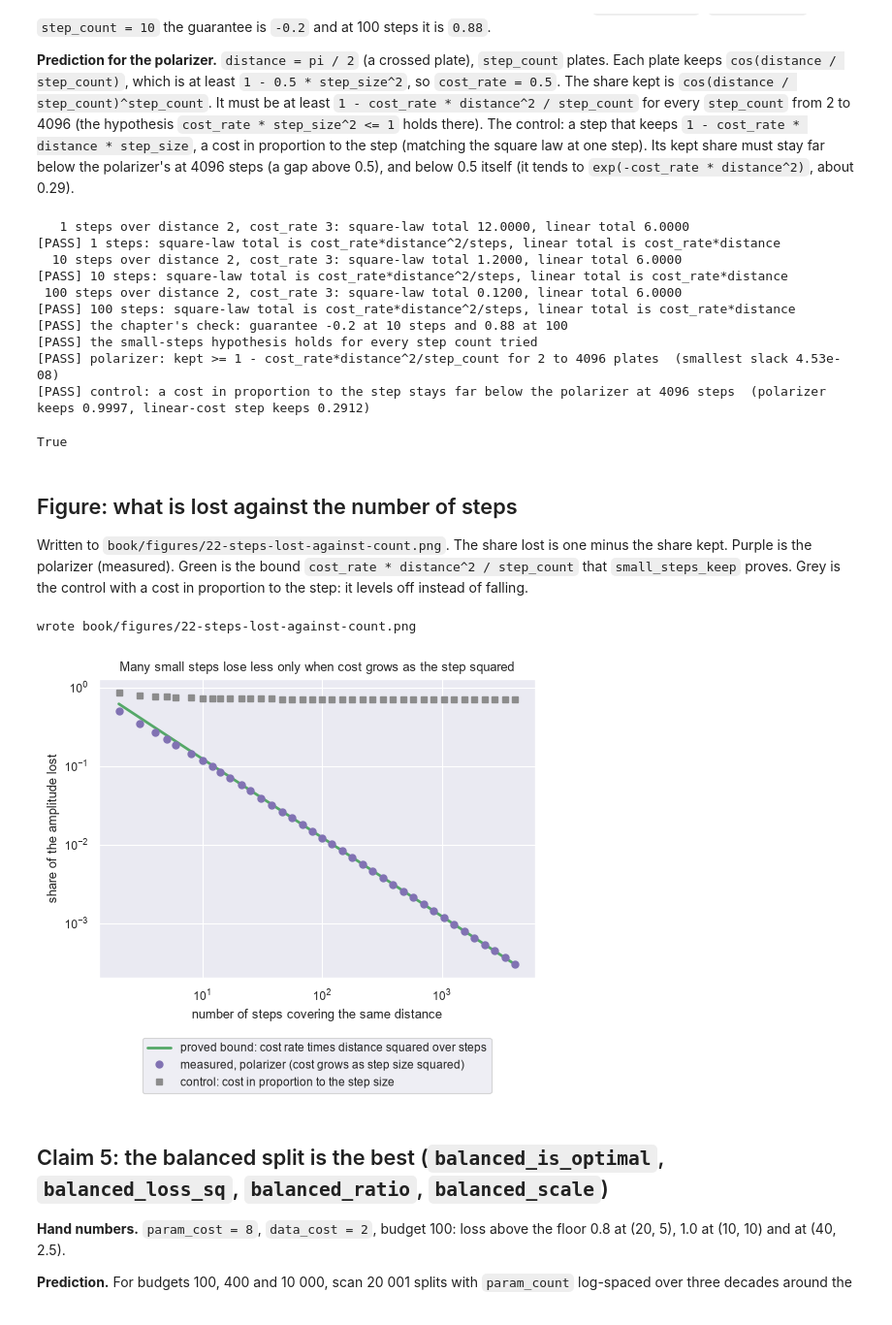
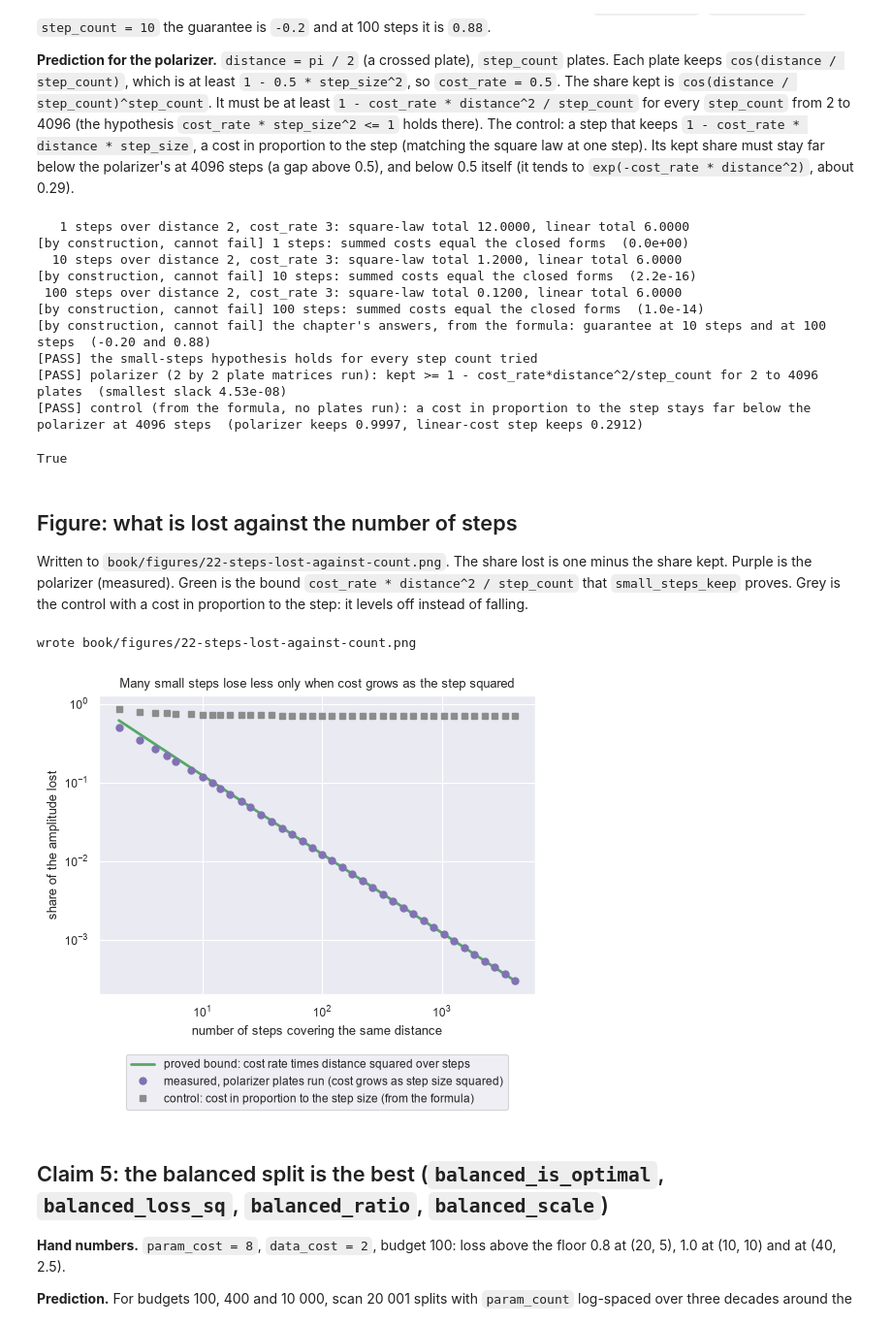
Before and after one commit to Ghost---Shadow/squiggly-line-theorem, a Jupyter notebook: experiments/part4/ch22_batches_steps_and_budgets.ipynb, the cells around one changed output. Shown at 97% size. Cells and saved outputs as stored; diff of their text form; code cells hidden in the pictures.

```diff
--- a/experiments/part4/ch22_batches_steps_and_budgets.ipynb
+++ b/experiments/part4/ch22_batches_steps_and_budgets.ipynb
@@ -22,6 +22,11 @@ use_style()
 SEED = 22
 
 
+def note_by_construction(label, detail=""):
+    # Printed, not asserted, and not counted as evidence: the line is a formula compared with itself.
+    print(f"[by construction, cannot fail] {label}" + (f"  ({detail})" if detail else ""))
+
+
 def take_gradient_step(features, labels, learning_rate, weights):
     # One step on squared error for a model linear in its weights: weights + learning_rate * features^T residual.
     residual = labels - features @ weights
@@ -212,34 +217,48 @@ for step_count in (1, 10, 100):
     quadratic_total = sum_step_costs(step_count, 2.0, 3.0, 2)
     linear_total = sum_step_costs(step_count, 2.0, 3.0, 1)
     print(f"{step_count:4d} steps over distance 2, cost_rate 3: square-law total {quadratic_total:.4f}, linear total {linear_total:.4f}")
-    report(f"{step_count} steps: square-law total is cost_rate*distance^2/steps, linear total is cost_rate*distance",
-           abs(quadratic_total - 3.0 * 4.0 / step_count) < 1e-9 and abs(linear_total - 6.0) < 1e-9)
+    note_by_construction(f"{step_count} steps: summed costs equal the closed forms",
+                         f"{abs(quadratic_total - 3.0 * 4.0 / step_count) + abs(linear_total - 6.0):.1e}")
 chapter_guarantees = [1 - 3.0 * 2.0 ** 2 / count for count in (10, 100)]
-report("the chapter's check: guarantee -0.2 at 10 steps and 0.88 at 100", abs(chapter_guarantees[0] + 0.2) < 1e-12 and abs(chapter_guarantees[1] - 0.88) < 1e-12)
+note_by_construction("the chapter's answers, from the formula: guarantee at 10 steps and at 100 steps",
+                     f"{chapter_guarantees[0]:.2f} and {chapter_guarantees[1]:.2f}")
 
 POLARIZER_DISTANCE, POLARIZER_COST_RATE = np.pi / 2, 0.5
 step_counts = np.unique(np.round(np.geomspace(2, 4096, 40)).astype(int))
-kept = np.cos(POLARIZER_DISTANCE / step_counts) ** step_counts
+
+
+def run_plates(step_count):
+    # Light of length one at angle zero meets step_count plates at angles k * distance / step_count. Each plate
+    # projects the light onto its axis (a 2 by 2 matrix). The share kept is the length that comes out.
+    light = np.array([1.0, 0.0])
+    for plate in range(1, step_count + 1):
+        angle = plate * POLARIZER_DISTANCE / step_count
+        axis_vector = np.array([np.cos(angle), np.sin(angle)])
+        light = np.outer(axis_vector, axis_vector) @ light
+    return float(np.linalg.norm(light))
+
+
+kept = np.array([run_plates(int(step_count)) for step_count in step_counts])
 guarantee = 1 - POLARIZER_COST_RATE * POLARIZER_DISTANCE ** 2 / step_counts
 hypothesis_holds = POLARIZER_COST_RATE * (POLARIZER_DISTANCE / step_counts) ** 2 <= 1
 linear_kept = (1 - POLARIZER_COST_RATE * POLARIZER_DISTANCE * (POLARIZER_DISTANCE / step_counts)) ** step_counts
 report("the small-steps hypothesis holds for every step count tried", bool(hypothesis_holds.all()))
-report("polarizer: kept >= 1 - cost_rate*distance^2/step_count for 2 to 4096 plates",
+report("polarizer (2 by 2 plate matrices run): kept >= 1 - cost_rate*distance^2/step_count for 2 to 4096 plates",
        bool((kept >= guarantee - 1e-12).all()), f"smallest slack {float((kept - guarantee).min()):.2e}")
-report("control: a cost in proportion to the step stays far below the polarizer at 4096 steps",
+report("control (from the formula, no plates run): a cost in proportion to the step stays far below the polarizer at 4096 steps",
        linear_kept[-1] < 0.5 and kept[-1] - linear_kept[-1] > 0.5,
        f"polarizer keeps {kept[-1]:.4f}, linear-cost step keeps {linear_kept[-1]:.4f}")
 # %% [output]
    1 steps over distance 2, cost_rate 3: square-law total 12.0000, linear total 6.0000
-[PASS] 1 steps: square-law total is cost_rate*distance^2/steps, linear total is cost_rate*distance
+[by construction, cannot fail] 1 steps: summed costs equal the closed forms  (0.0e+00)
   10 steps over distance 2, cost_rate 3: square-law total 1.2000, linear total 6.0000
-[PASS] 10 steps: square-law total is cost_rate*distance^2/steps, linear total is cost_rate*distance
+[by construction, cannot fail] 10 steps: summed costs equal the closed forms  (2.2e-16)
  100 steps over distance 2, cost_rate 3: square-law total 0.1200, linear total 6.0000
-[PASS] 100 steps: square-law total is cost_rate*distance^2/steps, linear total is cost_rate*distance
-[PASS] the chapter's check: guarantee -0.2 at 10 steps and 0.88 at 100
+[by construction, cannot fail] 100 steps: summed costs equal the closed forms  (1.0e-14)
+[by construction, cannot fail] the chapter's answers, from the formula: guarantee at 10 steps and at 100 steps  (-0.20 and 0.88)
 [PASS] the small-steps hypothesis holds for every step count tried
-[PASS] polarizer: kept >= 1 - cost_rate*distance^2/step_count for 2 to 4096 plates  (smallest slack 4.53e-08)
-[PASS] control: a cost in proportion to the step stays far below the polarizer at 4096 steps  (polarizer keeps 0.9997, linear-cost step keeps 0.2912)
+[PASS] polarizer (2 by 2 plate matrices run): kept >= 1 - cost_rate*distance^2/step_count for 2 to 4096 plates  (smallest slack 4.53e-08)
+[PASS] control (from the formula, no plates run): a cost in proportion to the step stays far below the polarizer at 4096 steps  (polarizer keeps 0.9997, linear-cost step keeps 0.2912)
 True
 # %% [markdown]
 ## Figure: what is lost against the number of steps
@@ -250,17 +269,17 @@ in proportion to the step: it levels off instead of falling.
 # %%
 figure, axis = plt.subplots(figsize=(5.8, 4.0))
 axis.loglog(step_counts, POLARIZER_COST_RATE * POLARIZER_DISTANCE ** 2 / step_counts, color=BOUND, linewidth=2.0, label="proved bound: cost rate times distance squared over steps")
-axis.loglog(step_counts, 1 - kept, "o", color=MODEL, markersize=5, label="measured, polarizer (cost grows as step size squared)")
-axis.loglog(step_counts, 1 - linear_kept, "s", color=BEFORE, markersize=5, label="control: cost in proportion to the step size")
+axis.loglog(step_counts, 1 - kept, "o", color=MODEL, markersize=5, label="measured, polarizer plates run (cost grows as step size squared)")
+axis.loglog(step_counts, 1 - linear_kept, "s", color=BEFORE, markersize=5, label="control: cost in proportion to the step size (from the formula)")
 axis.set_xlabel("number of steps covering the same distance")
 axis.set_ylabel("share of the amplitude lost")
 axis.set_title("Many small steps lose less only when cost grows as the step squared")
 axis.legend(loc="upper center", bbox_to_anchor=(0.5, -0.18))
 save_figure(figure, "22-steps-lost-against-count")
 plt.show()
 # %% [output]
 wrote book/figures/22-steps-lost-against-count.png
-[figure, old version]
+[figure, new version]
 # %% [markdown]
 ## Claim 5: the balanced split is the best (`balanced_is_optimal`, `balanced_loss_sq`, `balanced_ratio`, `balanced_scale`)
 
```
Also changed, not shown: parts of 3 cells of this notebook, 24 other files.
